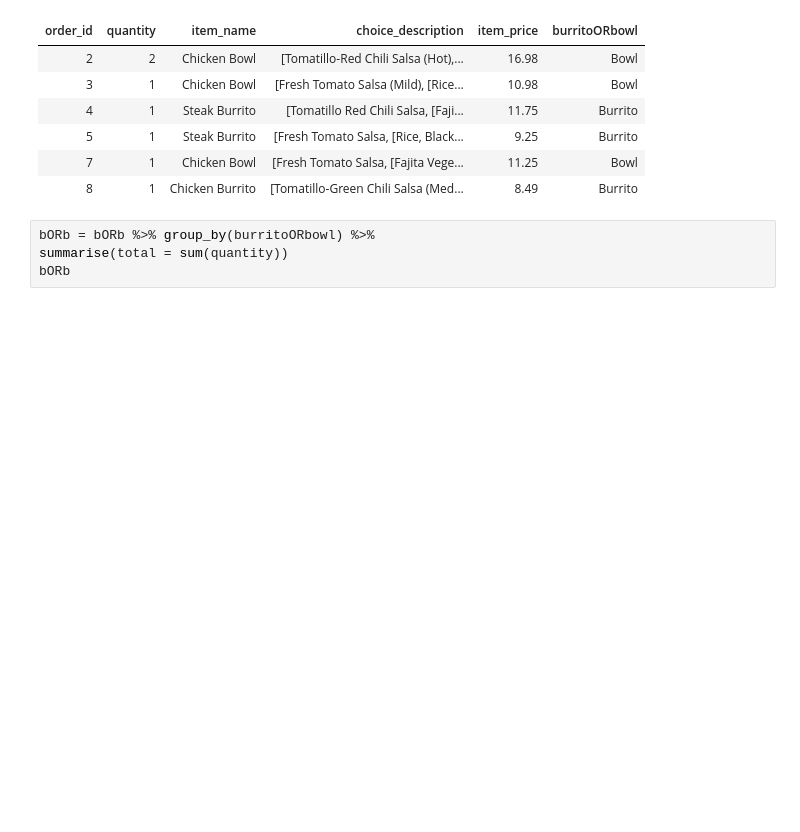
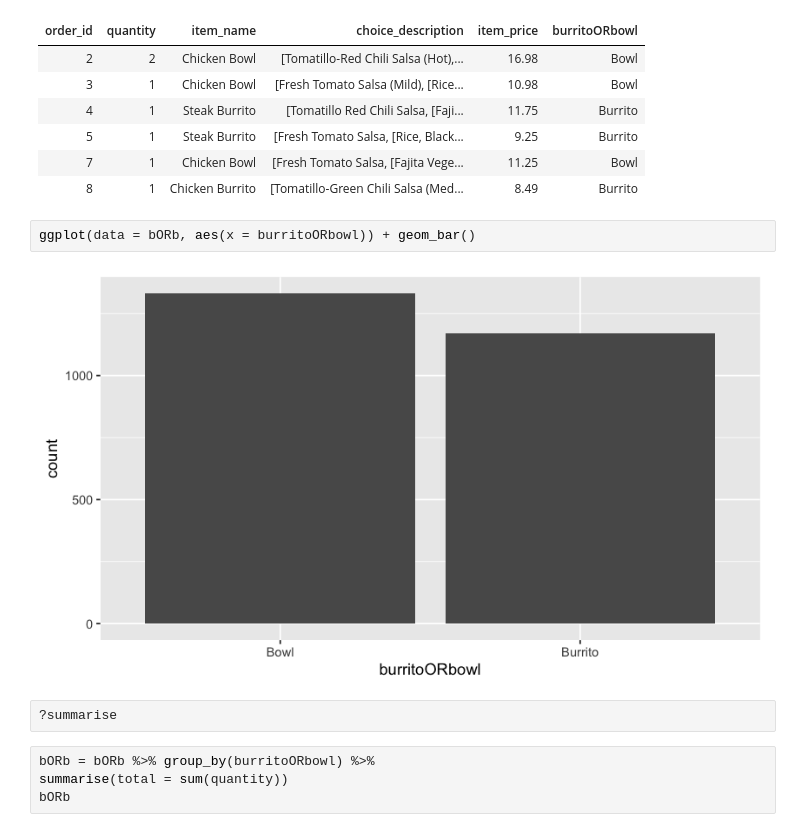
Before and after one commit to enesdilber/enesdilber.github.io, a Jupyter notebook: stats306_W2020/stats306_lab5_sol.ipynb, the cells around one changed output. Drawn from its saved outputs; the diff is of its cells as text; blank space fills up the shorter version.

```diff
--- a/stats306_W2020/stats306_lab5_sol.ipynb
+++ b/stats306_W2020/stats306_lab5_sol.ipynb
@@ -198,6 +198,12 @@ head(bORb)
 | 5 | 1 | Steak Burrito | [Fresh Tomato Salsa, [Rice, Black... | 9.25 | Burrito |
 | 7 | 1 | Chicken Bowl | [Fresh Tomato Salsa, [Fajita Vege... | 11.25 | Bowl |
 | 8 | 1 | Chicken Burrito | [Tomatillo-Green Chili Salsa (Med... | 8.49 | Burrito |
+# %%
+ggplot(data = bORb, aes(x = burritoORbowl)) + geom_bar()
+# %% [output]
+[figure, added]
+# %%
+?summarise
 # %%
 bORb = bORb %>% group_by(burritoORbowl) %>%
 summarise(total = sum(quantity))
```
Also changed, not shown: parts of 3 cells of this notebook, 2 other files.
